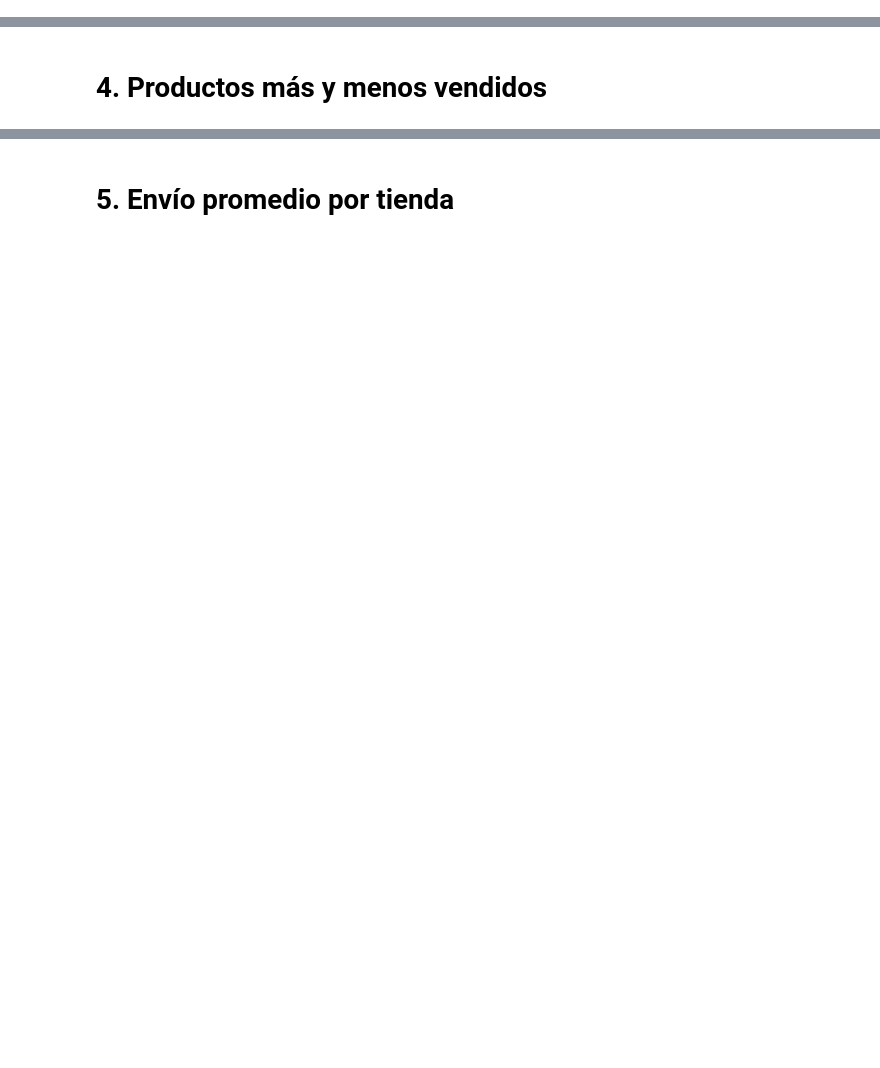
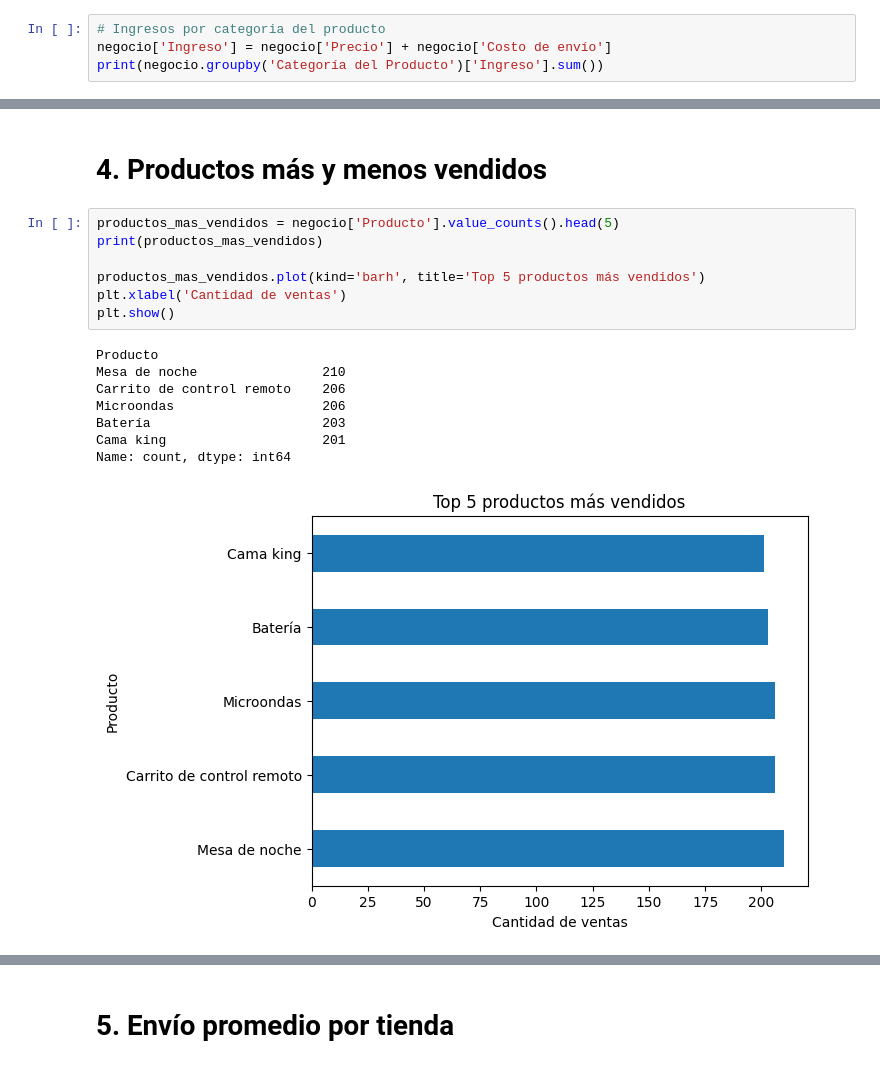
Before and after one commit to kariguti/Amigo-Secreto-ProgramaONE, a Jupyter notebook: AluraStoreLatam.ipynb, the cells around one changed output, grey strips where cells are left out. Saved outputs shown, nothing was run; the diff lists cells and outputs as text; blank space fills up the shorter version.

```diff
--- a/AluraStoreLatam.ipynb
+++ b/AluraStoreLatam.ipynb
@@ -28,2 +130,6 @@ tienda.head()
 # %% [markdown]
 # 2. Ventas por categoría
+# %%
+# Ingresos por categoria del producto
+negocio['Ingreso'] = negocio['Precio'] + negocio['Costo de envío']
+print(negocio.groupby('Categoría del Producto')['Ingreso'].sum())
@@ -32,2 +170,18 @@ tienda.head()
 # %% [markdown]
 # 4. Productos más y menos vendidos
+# %%
+productos_mas_vendidos = negocio['Producto'].value_counts().head(5)
+print(productos_mas_vendidos)
+
+productos_mas_vendidos.plot(kind='barh', title='Top 5 productos más vendidos')
+plt.xlabel('Cantidad de ventas')
+plt.show()
+# %% [output]
+Producto
+Mesa de noche                210
+Carrito de control remoto    206
+Microondas                   206
+Batería                      203
+Cama king                    201
+Name: count, dtype: int64
+[figure, added]
```
Also changed, not shown: parts of 15 cells of this notebook.
